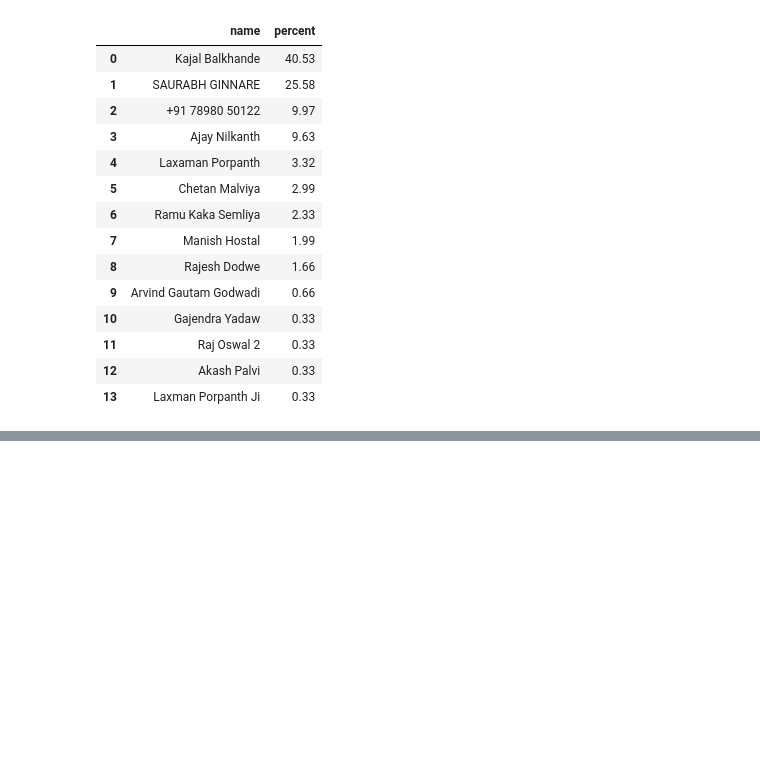
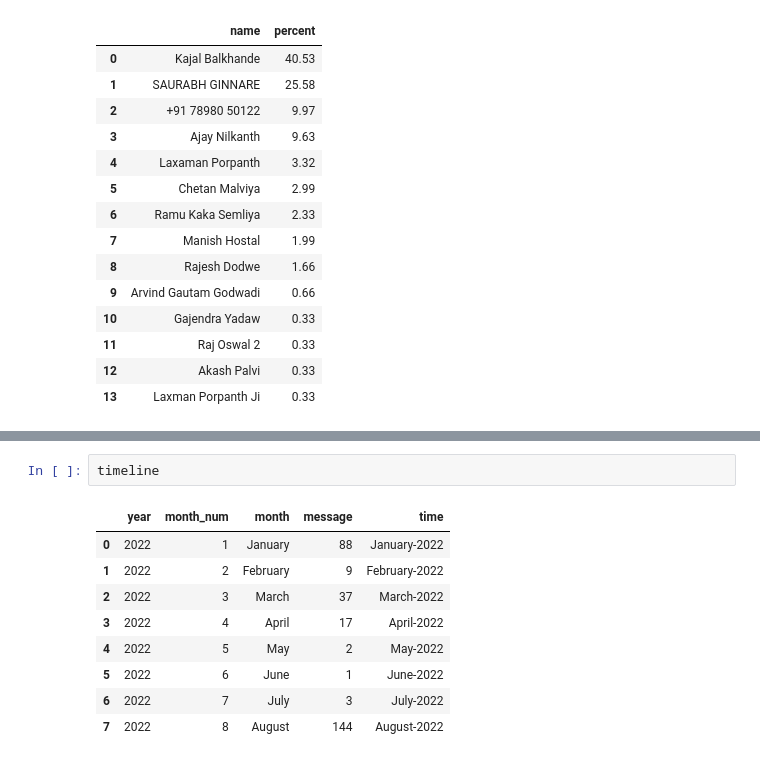
Before and after one commit to Saurabhginnare/whatsapp_chat_analysis_App, a Jupyter notebook: whatsapp-chat-analysis.ipynb, the cells around one changed output, grey strips where cells are left out. Drawn from its saved outputs; the diff is of its cells as text; blank space fills up the shorter version.

```diff
--- a/whatsapp-chat-analysis.ipynb
+++ b/whatsapp-chat-analysis.ipynb
@@ -332,0 +354,12 @@ KeyError: 'text'
+# %%
+timeline
+# %% [output]
+|  | year | month_num | month | message | time |
+| 0 | 2022 | 1 | January | 88 | January-2022 |
+| 1 | 2022 | 2 | February | 9 | February-2022 |
+| 2 | 2022 | 3 | March | 37 | March-2022 |
+| 3 | 2022 | 4 | April | 17 | April-2022 |
+| 4 | 2022 | 5 | May | 2 | May-2022 |
+| 5 | 2022 | 6 | June | 1 | June-2022 |
+| 6 | 2022 | 7 | July | 3 | July-2022 |
+| 7 | 2022 | 8 | August | 144 | August-2022 |
```
Also changed, not shown: parts of 8 cells of this notebook, 6 other files.
